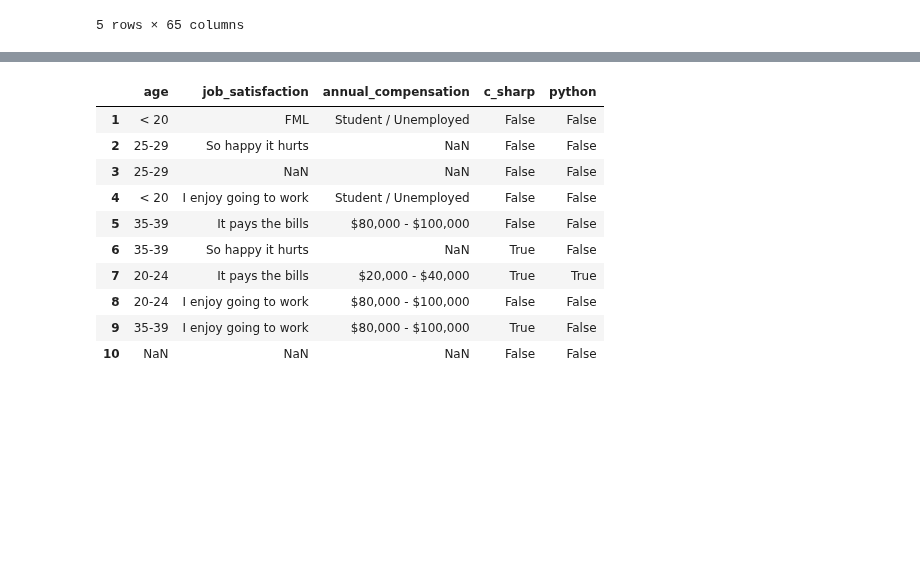
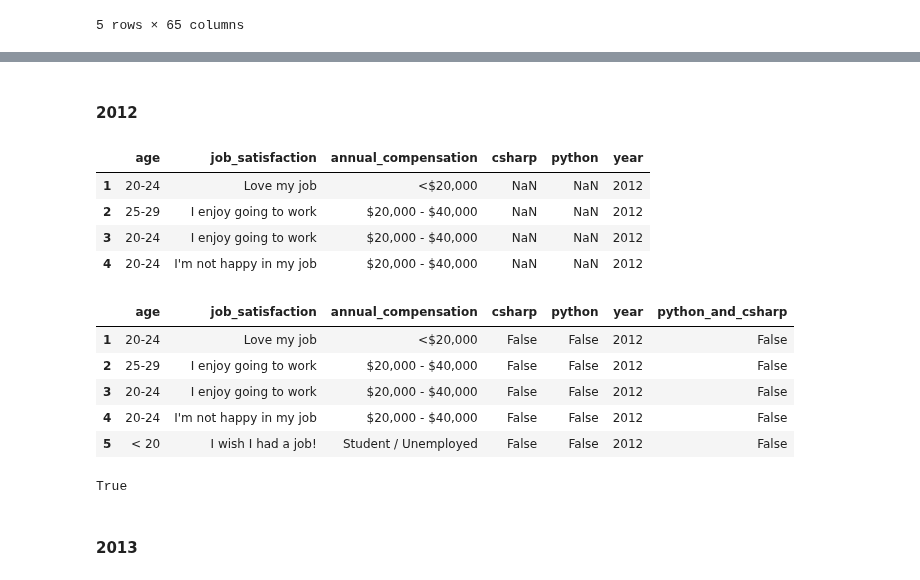
Before and after one commit to huli/the-transparent-coder, a Jupyter notebook: overview.ipynb, the cells around one changed output, grey strips where cells are left out. Drawn from its saved outputs; the diff is of its cells as text; code cells hidden in the pictures; blank space fills up the shorter version.

```diff
--- a/overview.ipynb
+++ b/overview.ipynb
@@ -527 +535,14 @@ subset2011.head(10)
+# %% [markdown]
+#### 2012
+# %%
+subset2012 = data2012.iloc[1:, [2, 38, 39, 26, 30]]
+subset2012['year'] = 2012
+subset2012.columns = subset_columns
+subset2012.head(4)
+# %% [output]
+|  | age | job_satisfaction | annual_compensation | csharp | python | year |
+| 1 | 20-24 | Love my job | <$20,000 | NaN | NaN | 2012 |
+| 2 | 25-29 | I enjoy going to work | $20,000 - $40,000 | NaN | NaN | 2012 |
+| 3 | 20-24 | I enjoy going to work | $20,000 - $40,000 | NaN | NaN | 2012 |
+| 4 | 20-24 | I'm not happy in my job | $20,000 - $40,000 | NaN | NaN | 2012 |
 # %%
@@ -531,14 +552,0 @@ subset2011['python'] = subset2011['python'].apply(lambda c: c == 'Python')
-# %%
-subset2011.head(10)
-# %% [output]
-|  | age | job_satisfaction | annual_compensation | c_sharp | python |
-| 1 | < 20 | FML | Student / Unemployed | False | False |
-| 2 | 25-29 | So happy it hurts | NaN | False | False |
-| 3 | 25-29 | NaN | NaN | False | False |
-| 4 | < 20 | I enjoy going to work | Student / Unemployed | False | False |
-| 5 | 35-39 | It pays the bills | $80,000 - $100,000 | False | False |
-| 6 | 35-39 | So happy it hurts | NaN | True | False |
-| 7 | 20-24 | It pays the bills | $20,000 - $40,000 | True | True |
-| 8 | 20-24 | I enjoy going to work | $80,000 - $100,000 | False | False |
-| 9 | 35-39 | I enjoy going to work | $80,000 - $100,000 | True | False |
-| 10 | NaN | NaN | NaN | False | False |
@@ -544,0 +555,15 @@ subset2011.head(10)
+# %%
+subset2012.head(5)
+# %% [output]
+|  | age | job_satisfaction | annual_compensation | csharp | python | year | python_and_csharp |
+| 1 | 20-24 | Love my job | <$20,000 | False | False | 2012 | False |
+| 2 | 25-29 | I enjoy going to work | $20,000 - $40,000 | False | False | 2012 | False |
+| 3 | 20-24 | I enjoy going to work | $20,000 - $40,000 | False | False | 2012 | False |
+| 4 | 20-24 | I'm not happy in my job | $20,000 - $40,000 | False | False | 2012 | False |
+| 5 | < 20 | I wish I had a job! | Student / Unemployed | False | False | 2012 | False |
+# %%
+(subset2011.columns == subset2012.columns).all()
+# %% [output]
+True
+# %% [markdown]
+#### 2013
```
Also changed, not shown: parts of 7 cells of this notebook.
